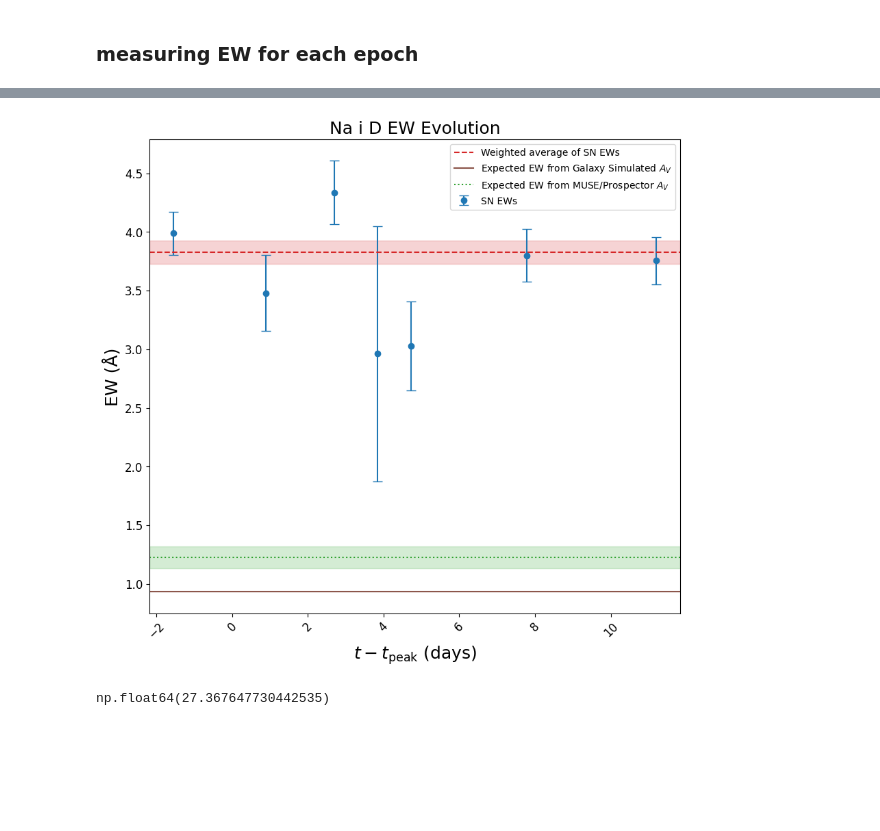
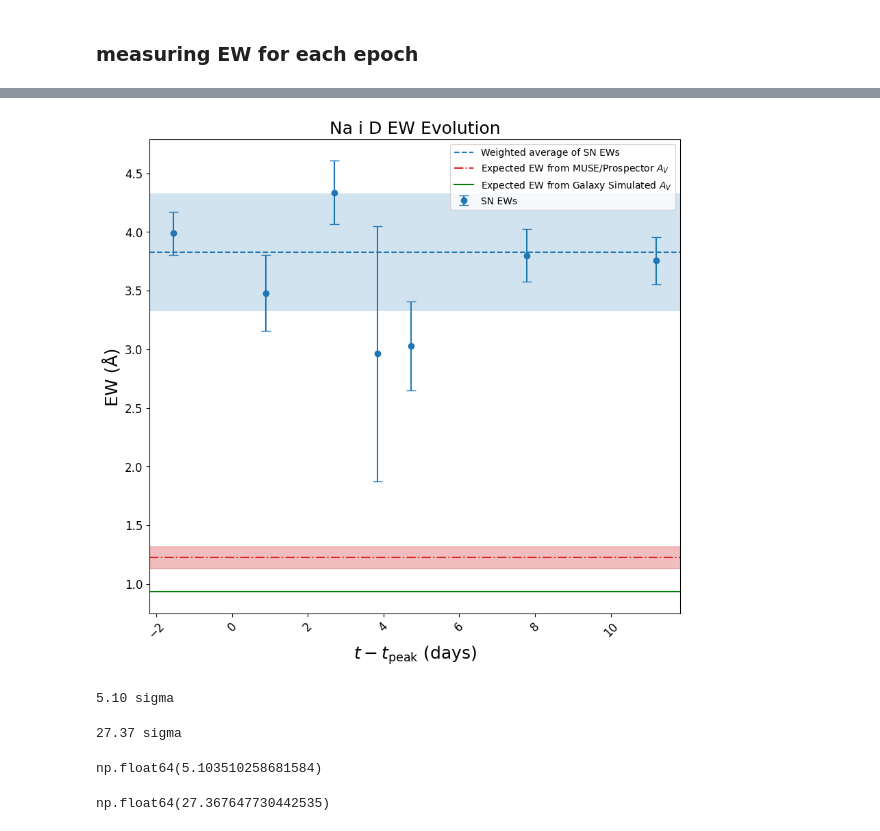
Before and after one commit to rita-png/extinction-ifs, a Jupyter notebook: SNe-host-comparison/poster-CC-sanpedro.ipynb, the cells around one changed output, grey strips where cells are left out. Saved outputs shown, nothing was run; the diff lists cells and outputs as text; code cells hidden in the pictures; blank space fills up the shorter version.

```diff
--- a/SNe-host-comparison/poster-CC-sanpedro.ipynb
+++ b/SNe-host-comparison/poster-CC-sanpedro.ipynb
@@ -77,8 +96,7 @@ fits_files = [f for f in filenames if f.endswith(".fits")]
 for name in fits_files:
 
     file = Path(file_path) / name
-    if name == "SN2019ehk.fits":
-        continue
+
     with fits.open(file) as hdul:
         y = hdul[0].data
         header = hdul[0].header
@@ -89,7 +107,7 @@ for name in fits_files:
         CRPIX = float(header["CRPIX1"])
         x = CRVAL + CDELT * (np.arange(NAXIS) + 1 - CRPIX)
         jd = header["JD"]
-    if int(float(jd)) > 2458700:
+    if int(float(jd)) > 2458700 and SN_name == "SN2019ehk":
         continue
     spectra.append({"file": file,"julian_date": jd,"x": x,"y": y})
 # %% [markdown]
@@ -147,7 +184,7 @@ for spec in spectra:
     #    continue
 
 
-    ew,ew_unc,foo=EW_voronoi_bins(np.array([y]),x,central_wavelength*(1+z),v=1000,KS=30,plots=True)
+    ew,ew_unc,foo=EW_voronoi_bins(np.array([y]),x,central_wavelength*(1+z),v=1000,KS=100,plots=True)
 
     ews.append(ew[0])
     ews_uncs.append(ew_unc[0])
@@ -187,7 +248,12 @@ len of chopped data is  71 71
 jds = np.array(jds, dtype=float)
 
 mjd = jds - 2400000.5
-mjd-=58601.8+3
+
+if SN_name == "SN2019ehk":
+    t_peak = 58601.8 + 3  # MJD of peak
+elif SN_name == "SN2006X":
+    t_peak = 53785.67 # MJD of peak
+mjd = mjd - t_peak
 # %%
 plt.errorbar(mjd, ews, yerr=ews_uncs, fmt='o', capsize=5)
 plt.title("Na I D EW per Epoch",fontsize=18)
@@ -214,7 +280,12 @@ weights = 1 / ews_uncs**2
 
 ew_weighted = np.sum(weights * ews) / np.sum(weights)
 ew_weighted_unc = np.sqrt(1 / np.sum(weights))
+
+#using standard deviation instead!
+ew_weighted_unc= np.std(ews, ddof=1)
 # %%
+
+
 plt.figure(figsize=(10, 9))
 
 colors = [
@@ -228,44 +299,61 @@ colors = [
     "tab:gray",
     "tab:olive",
     "tab:cyan",
 ]
 
 #SN extintion
 plt.errorbar(mjd, ews, yerr=ews_uncs, fmt='o', capsize=5,label="SN EWs")
 plt.title("Na I D EW per Epoch",fontsize=18)
 plt.xlabel("Modified Julian Date (MJD)",fontsize=18)
 plt.ylabel("Equivalent Width (Å)",fontsize=18)
 
 #SN weighted avg extinction
-plt.axhline(ew_weighted,linestyle='--',label=r"Weighted average of SN EWs",color=colors[3])
-plt.axhspan(ew_weighted - ew_weighted_unc,ew_weighted + ew_weighted_unc,alpha=0.2,color=colors[3])
-
-
-#skirt Av
-skirt_Av = 0.538685
-skirt_EW,foo=AV_to_Na_EW(skirt_Av,skirt_Av)
-plt.axhline(skirt_EW,label=r"Expected EW from Galaxy Simulated $A_V$",color=colors[5])
+plt.axhline(ew_weighted,linestyle='--',label=r"Weighted average of SN EWs")#,color=colors[3])
+plt.axhspan(ew_weighted - ew_weighted_unc,ew_weighted + ew_weighted_unc,alpha=0.2)#,color=colors[3])
 
 
 # MUSE extinction
-plt.axhline(ew_muse,linestyle='dotted',label=r"Expected EW from MUSE/Prospector $A_V$",color=colors[2])
-plt.axhspan(ew_muse - ew_muse_unc,ew_muse + ew_muse_unc,alpha=0.2,color=colors[2])
+plt.axhline(ew_muse,linestyle='-.',label=r"Expected EW from MUSE/Prospector $A_V$",color=colors[3])
+plt.axhspan(ew_muse - ew_muse_unc,ew_muse + ew_muse_unc,alpha=0.3,color=colors[3])
 
 plt.title(r"Na i D EW Evolution", fontsize=18)
 plt.xlabel("$t-t_{\mathrm{peak}}$ (days)", fontsize=18)
 plt.ylabel("EW (Å)", fontsize=18)
 
 plt.tick_params(axis='both', labelsize=12)
 plt.ticklabel_format(axis='x', style='plain', useOffset=False)
 plt.xticks(rotation=45)
 
+
+#skirt Av
+skirt_Av = 0.538685
+skirt_EW,foo=AV_to_Na_EW(skirt_Av,skirt_Av)
+plt.axhline(skirt_EW,label=r"Expected EW from Galaxy Simulated $A_V$",color="green")
+
+
+
 plt.legend(loc="upper right")
 
 
 
 plt.savefig("Multiple-Avs-variability2.pdf", bbox_inches='tight')
 # %% [output]
-[figure, old version]
+[figure, new version]
+# %%
+sigma_diff = (ew_weighted - ew_muse) / np.sqrt(ew_weighted_unc**2 + ew_muse_unc**2)
+
+print(f"{sigma_diff:.2f} sigma")
+# %% [output]
+5.10 sigma
+# %%
+n_sigma = (ew_weighted - ew_muse) / ew_muse_unc
+print(f"{n_sigma:.2f} sigma")
+# %% [output]
+27.37 sigma
+# %%
+(ew_weighted-ew_muse)/np.sqrt(ew_weighted_unc**2 + ew_muse_unc**2)
+# %% [output]
+np.float64(5.103510258681584)
 # %%
 (ew_weighted-ew_muse)/ew_muse_unc
 # %% [output]
```
Also changed, not shown: parts of 20 cells of this notebook, 4 other files.
